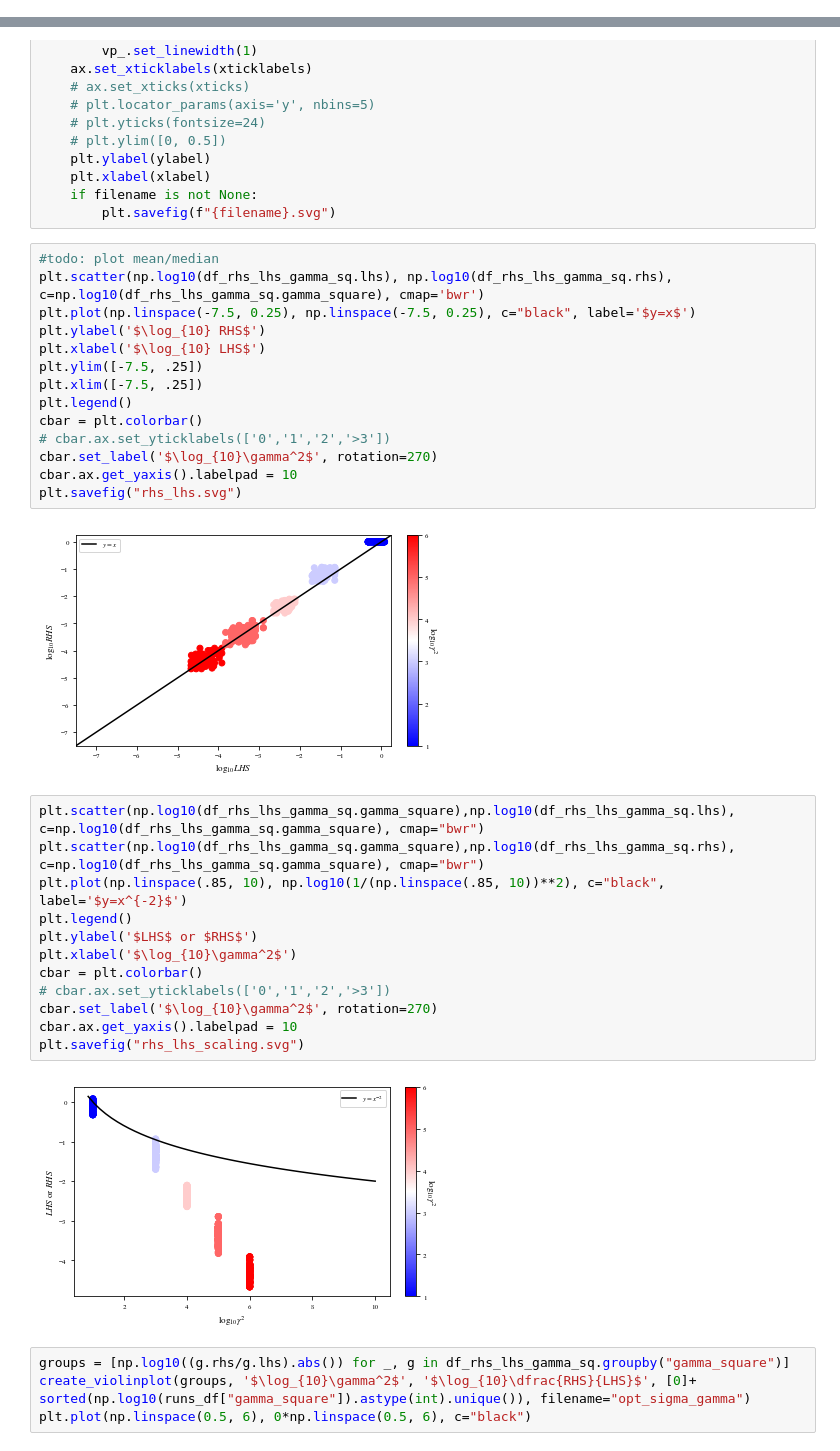
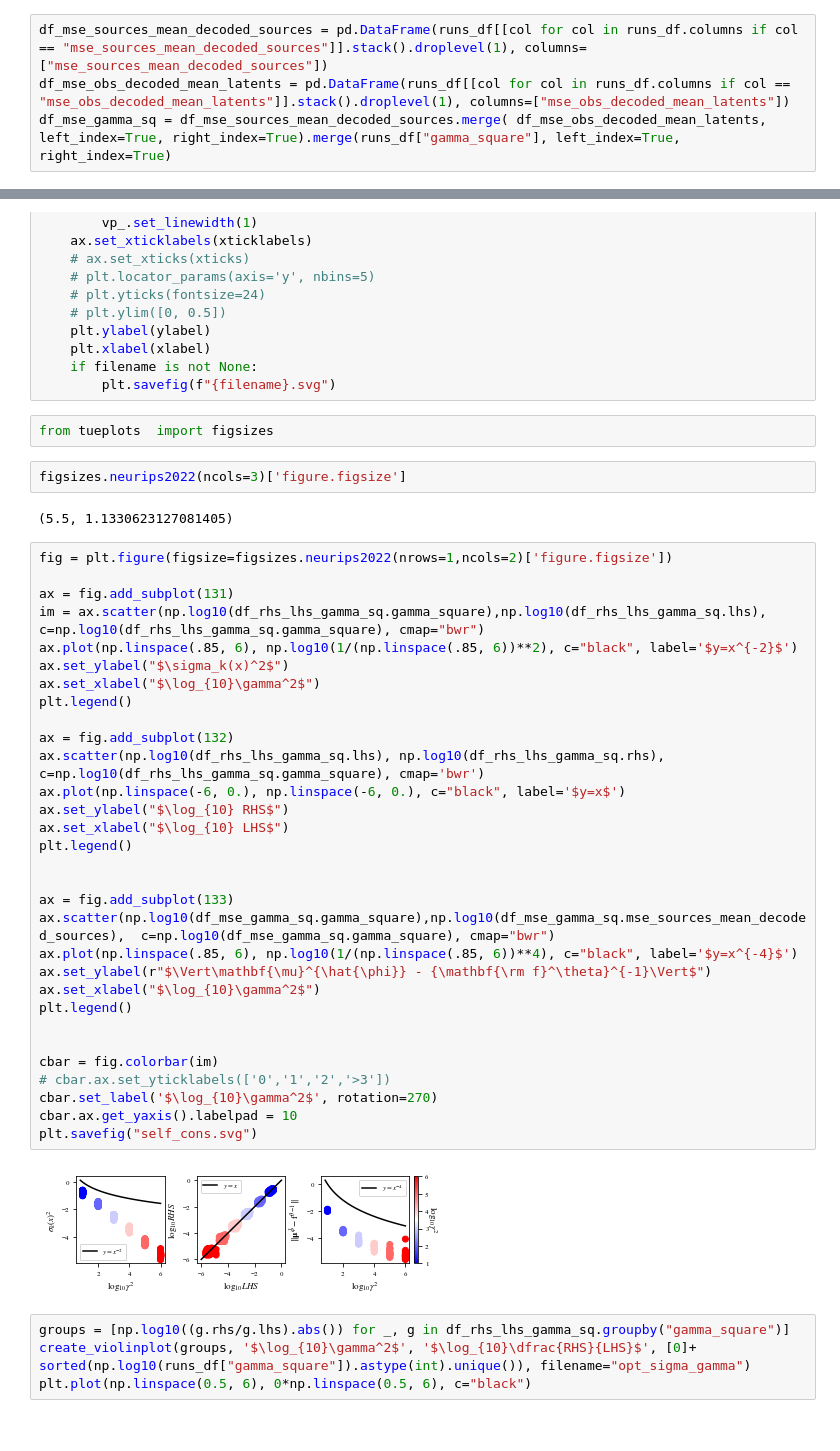
Before and after one commit to rpatrik96/ima-vae, a Jupyter notebook: notebooks/synth_plots.ipynb, the cells around one changed output, grey strips where cells are left out. Cells and saved outputs as stored; diff of their text form.

Commit message:
self consistency plots

```diff
--- a/notebooks/synth_plots.ipynb
+++ b/notebooks/synth_plots.ipynb
@@ -83,6 +105,10 @@ runs_df[[ "min_neg_elbo", "gamma_square"]].groupby("gamma_square").describe()
 df_rhs = pd.DataFrame(runs_df[[col for col in runs_df.columns if "rhs" in col]].stack().droplevel(1), columns=["rhs"])
 df_lhs = pd.DataFrame(runs_df[[col for col in runs_df.columns if "sigma" in col]].stack().droplevel(1), columns=["lhs"])
 df_rhs_lhs_gamma_sq = df_rhs.merge( df_lhs, left_index=True, right_index=True).merge(runs_df["gamma_square"], left_index=True, right_index=True)
+# %%
+df_mse_sources_mean_decoded_sources = pd.DataFrame(runs_df[[col for col in runs_df.columns if col == "mse_sources_mean_decoded_sources"]].stack().droplevel(1), columns=["mse_sources_mean_decoded_sources"])
+df_mse_obs_decoded_mean_latents = pd.DataFrame(runs_df[[col for col in runs_df.columns if col == "mse_obs_decoded_mean_latents"]].stack().droplevel(1), columns=["mse_obs_decoded_mean_latents"])
+df_mse_gamma_sq = df_mse_sources_mean_decoded_sources.merge( df_mse_obs_decoded_mean_latents, left_index=True, right_index=True).merge(runs_df["gamma_square"], left_index=True, right_index=True)
 # %%
 def create_violinplot(groups, xlabel, ylabel, xticklabels, filename=None):
     fig = plt.figure()
@@ -107,36 +133,45 @@ def create_violinplot(groups, xlabel, ylabel, xticklabels, filename=None):
     plt.xlabel(xlabel)
     if filename is not None:
         plt.savefig(f"{filename}.svg")
-# %%
-#todo: plot mean/median
-plt.scatter(np.log10(df_rhs_lhs_gamma_sq.lhs), np.log10(df_rhs_lhs_gamma_sq.rhs), c=np.log10(df_rhs_lhs_gamma_sq.gamma_square), cmap='bwr')
-plt.plot(np.linspace(-7.5, 0.25), np.linspace(-7.5, 0.25), c="black", label='$y=x$')
-plt.ylabel('$\log_{10} RHS$')
-plt.xlabel('$\log_{10} LHS$')
-plt.ylim([-7.5, .25])
-plt.xlim([-7.5, .25])
-plt.legend()
-cbar = plt.colorbar()
-# cbar.ax.set_yticklabels(['0','1','2','>3'])
-cbar.set_label('$\log_{10}\gamma^2$', rotation=270)
-cbar.ax.get_yaxis().labelpad = 10
-plt.savefig("rhs_lhs.svg")
-# %% [output]
-[figure, removed]
+# %%
+from tueplots  import figsizes
+# %%
+figsizes.neurips2022(ncols=3)['figure.figsize']
+# %% [output]
+(5.5, 1.1330623127081405)
 # %%
-plt.scatter(np.log10(df_rhs_lhs_gamma_sq.gamma_square),np.log10(df_rhs_lhs_gamma_sq.lhs),  c=np.log10(df_rhs_lhs_gamma_sq.gamma_square), cmap="bwr")
-plt.scatter(np.log10(df_rhs_lhs_gamma_sq.gamma_square),np.log10(df_rhs_lhs_gamma_sq.rhs), c=np.log10(df_rhs_lhs_gamma_sq.gamma_square), cmap="bwr")
-plt.plot(np.linspace(.85, 10), np.log10(1/(np.linspace(.85, 10))**2), c="black", label='$y=x^{-2}$')
+fig = plt.figure(figsize=figsizes.neurips2022(nrows=1,ncols=2)['figure.figsize'])
+
+ax = fig.add_subplot(131)
+im = ax.scatter(np.log10(df_rhs_lhs_gamma_sq.gamma_square),np.log10(df_rhs_lhs_gamma_sq.lhs),  c=np.log10(df_rhs_lhs_gamma_sq.gamma_square), cmap="bwr")
+ax.plot(np.linspace(.85, 6), np.log10(1/(np.linspace(.85, 6))**2), c="black", label='$y=x^{-2}$')
+ax.set_ylabel("$\sigma_k(x)^2$")
+ax.set_xlabel("$\log_{10}\gamma^2$")
 plt.legend()
-plt.ylabel('$LHS$ or $RHS$')
-plt.xlabel('$\log_{10}\gamma^2$')
-cbar = plt.colorbar()
+
+ax = fig.add_subplot(132)
+ax.scatter(np.log10(df_rhs_lhs_gamma_sq.lhs), np.log10(df_rhs_lhs_gamma_sq.rhs), c=np.log10(df_rhs_lhs_gamma_sq.gamma_square), cmap='bwr')
+ax.plot(np.linspace(-6, 0.), np.linspace(-6, 0.), c="black", label='$y=x$')
+ax.set_ylabel("$\log_{10} RHS$")
+ax.set_xlabel("$\log_{10} LHS$")
+plt.legend()
+
+
+ax = fig.add_subplot(133)
+ax.scatter(np.log10(df_mse_gamma_sq.gamma_square),np.log10(df_mse_gamma_sq.mse_sources_mean_decoded_sources),  c=np.log10(df_mse_gamma_sq.gamma_square), cmap="bwr")
+ax.plot(np.linspace(.85, 6), np.log10(1/(np.linspace(.85, 6))**4), c="black", label='$y=x^{-4}$')
+ax.set_ylabel(r"$\Vert\mathbf{\mu}^{\hat{\phi}} - {\mathbf{\rm f}^\theta}^{-1}\Vert$")
+ax.set_xlabel("$\log_{10}\gamma^2$")
+plt.legend()
+
+
+cbar = fig.colorbar(im)
 # cbar.ax.set_yticklabels(['0','1','2','>3'])
 cbar.set_label('$\log_{10}\gamma^2$', rotation=270)
 cbar.ax.get_yaxis().labelpad = 10
-plt.savefig("rhs_lhs_scaling.svg")
+plt.savefig("self_cons.svg")
 # %% [output]
-[figure, old version]
+[figure, new version]
 # %%
 groups = [np.log10((g.rhs/g.lhs).abs()) for _, g in df_rhs_lhs_gamma_sq.groupby("gamma_square")]
 create_violinplot(groups, '$\log_{10}\gamma^2$', '$\log_{10}\dfrac{RHS}{LHS}$', [0]+ sorted(np.log10(runs_df["gamma_square"]).astype(int).unique()), filename="opt_sigma_gamma")
```
Also changed, not shown: parts of 8 cells of this notebook.
